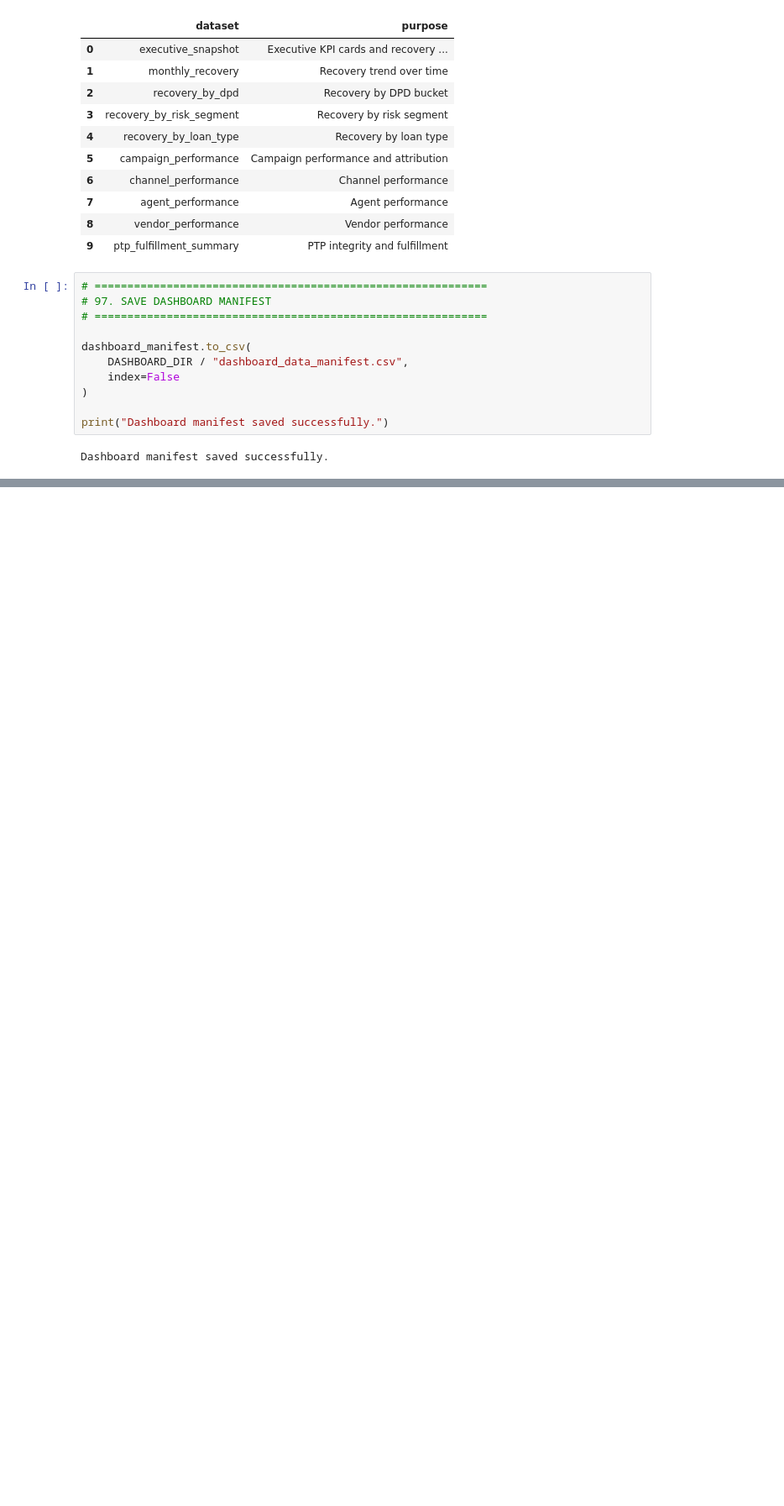
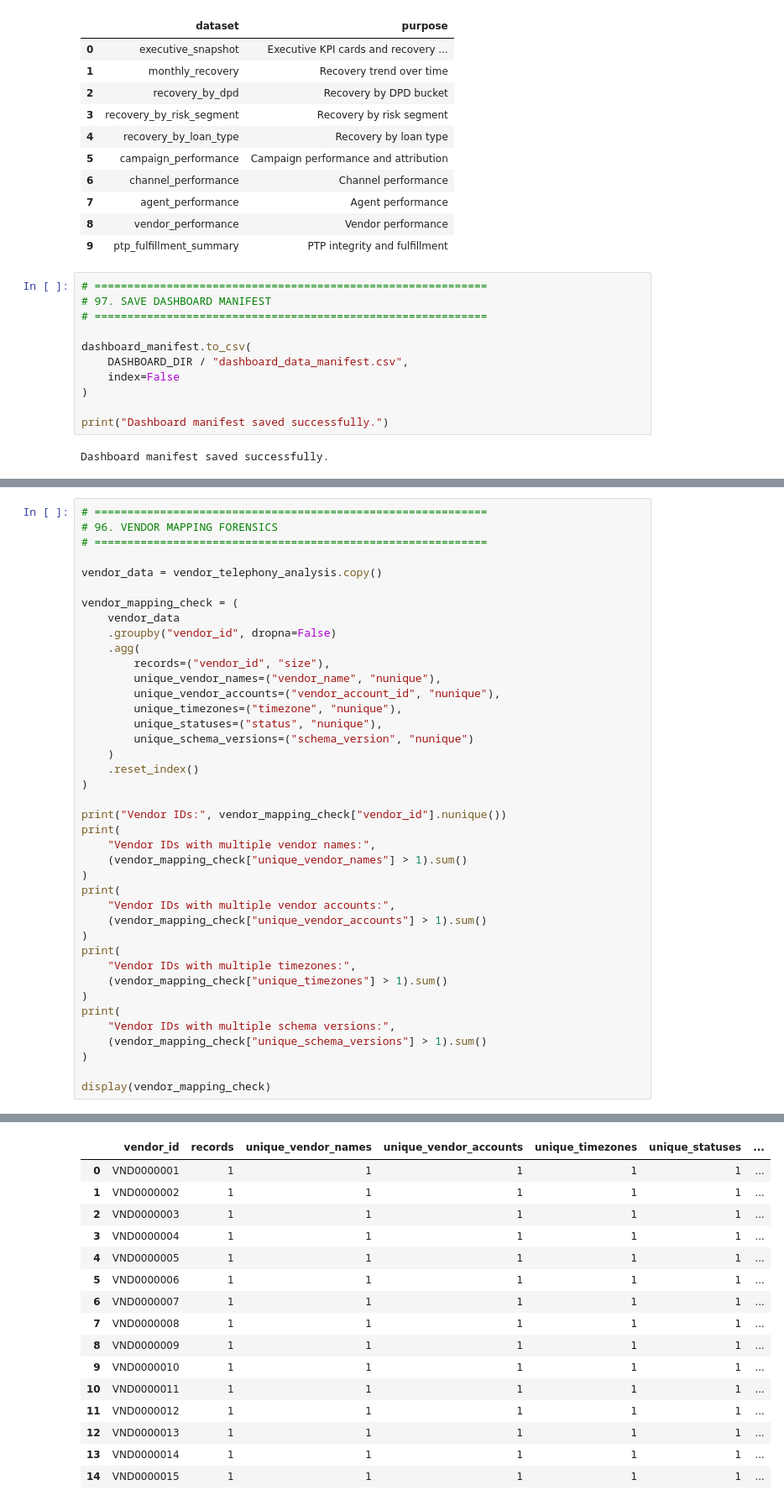
Before and after one commit to DivyaSolanki95/collections-data-analytics, a Jupyter notebook: notebooks/04_recovery_analysis.ipynb, the cells around one changed output, grey strips where cells are left out. Shown at 84% size. Cells and saved outputs as stored; diff of their text form; blank space fills up the shorter version.

```diff
--- a/notebooks/04_recovery_analysis.ipynb
+++ b/notebooks/04_recovery_analysis.ipynb
@@ -3405,0 +3915,41 @@ Dashboard manifest saved successfully.
+# %%
+# ============================================================
+# 96. VENDOR MAPPING FORENSICS
+# ============================================================
+
+vendor_data = vendor_telephony_analysis.copy()
+
+vendor_mapping_check = (
+    vendor_data
+    .groupby("vendor_id", dropna=False)
+    .agg(
+        records=("vendor_id", "size"),
+        unique_vendor_names=("vendor_name", "nunique"),
+        unique_vendor_accounts=("vendor_account_id", "nunique"),
+        unique_timezones=("timezone", "nunique"),
+        unique_statuses=("status", "nunique"),
+        unique_schema_versions=("schema_version", "nunique")
+    )
+    .reset_index()
+)
+
+print("Vendor IDs:", vendor_mapping_check["vendor_id"].nunique())
+print(
+    "Vendor IDs with multiple vendor names:",
+    (vendor_mapping_check["unique_vendor_names"] > 1).sum()
+)
+print(
+    "Vendor IDs with multiple vendor accounts:",
+    (vendor_mapping_check["unique_vendor_accounts"] > 1).sum()
+)
+print(
+    "Vendor IDs with multiple timezones:",
+    (vendor_mapping_check["unique_timezones"] > 1).sum()
+)
+print(
+    "Vendor IDs with multiple schema versions:",
+    (vendor_mapping_check["unique_schema_versions"] > 1).sum()
+)
+
+display(vendor_mapping_check)
+# %% [output]
@@ -3405,0 +3961,16 @@ Dashboard manifest saved successfully.
+|  | vendor_id | records | unique_vendor_names | unique_vendor_accounts | unique_timezones | unique_statuses | ... |
+| 0 | VND0000001 | 1 | 1 | 1 | 1 | 1 | ... |
+| 1 | VND0000002 | 1 | 1 | 1 | 1 | 1 | ... |
+| 2 | VND0000003 | 1 | 1 | 1 | 1 | 1 | ... |
+| 3 | VND0000004 | 1 | 1 | 1 | 1 | 1 | ... |
+| 4 | VND0000005 | 1 | 1 | 1 | 1 | 1 | ... |
+| 5 | VND0000006 | 1 | 1 | 1 | 1 | 1 | ... |
+| 6 | VND0000007 | 1 | 1 | 1 | 1 | 1 | ... |
+| 7 | VND0000008 | 1 | 1 | 1 | 1 | 1 | ... |
+| 8 | VND0000009 | 1 | 1 | 1 | 1 | 1 | ... |
+| 9 | VND0000010 | 1 | 1 | 1 | 1 | 1 | ... |
+| 10 | VND0000011 | 1 | 1 | 1 | 1 | 1 | ... |
+| 11 | VND0000012 | 1 | 1 | 1 | 1 | 1 | ... |
+| 12 | VND0000013 | 1 | 1 | 1 | 1 | 1 | ... |
+| 13 | VND0000014 | 1 | 1 | 1 | 1 | 1 | ... |
+| 14 | VND0000015 | 1 | 1 | 1 | 1 | 1 | ... |
```
Also changed, not shown: parts of 42 cells of this notebook, 3 other files.
